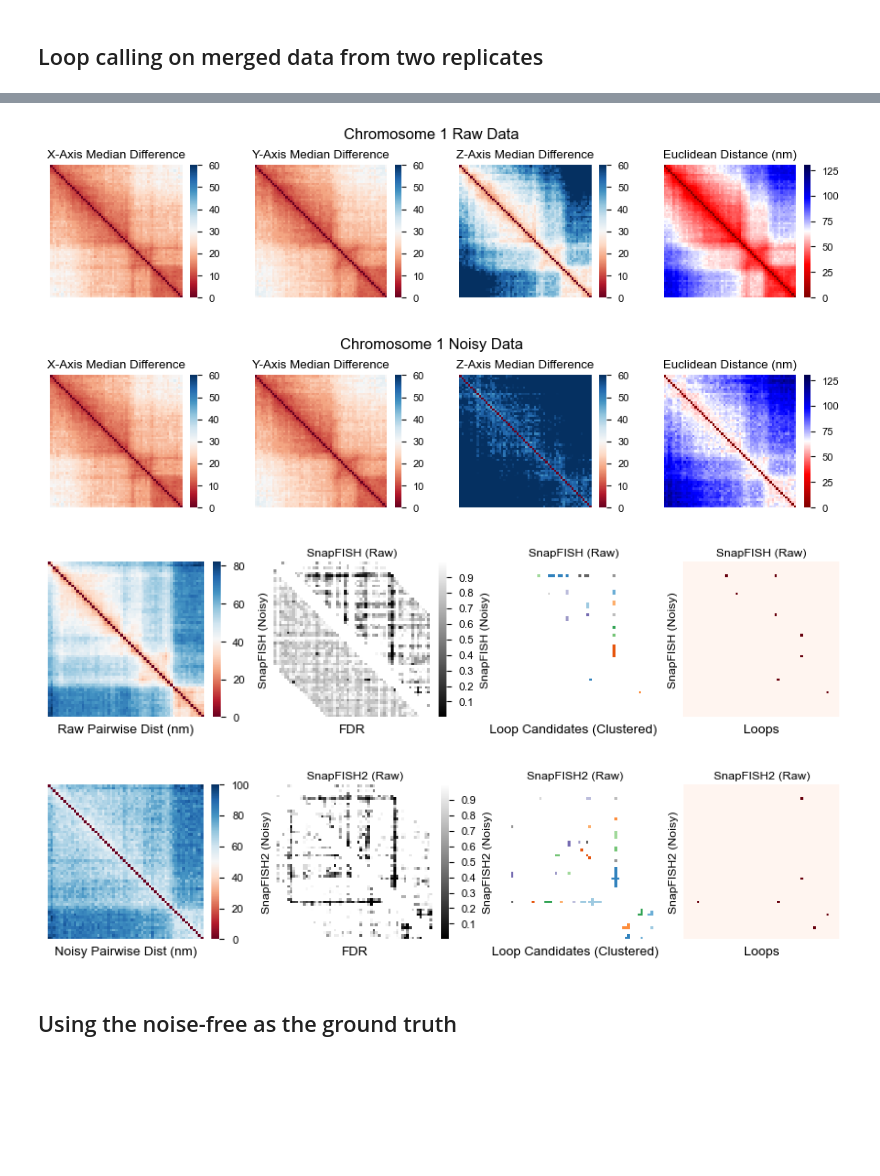
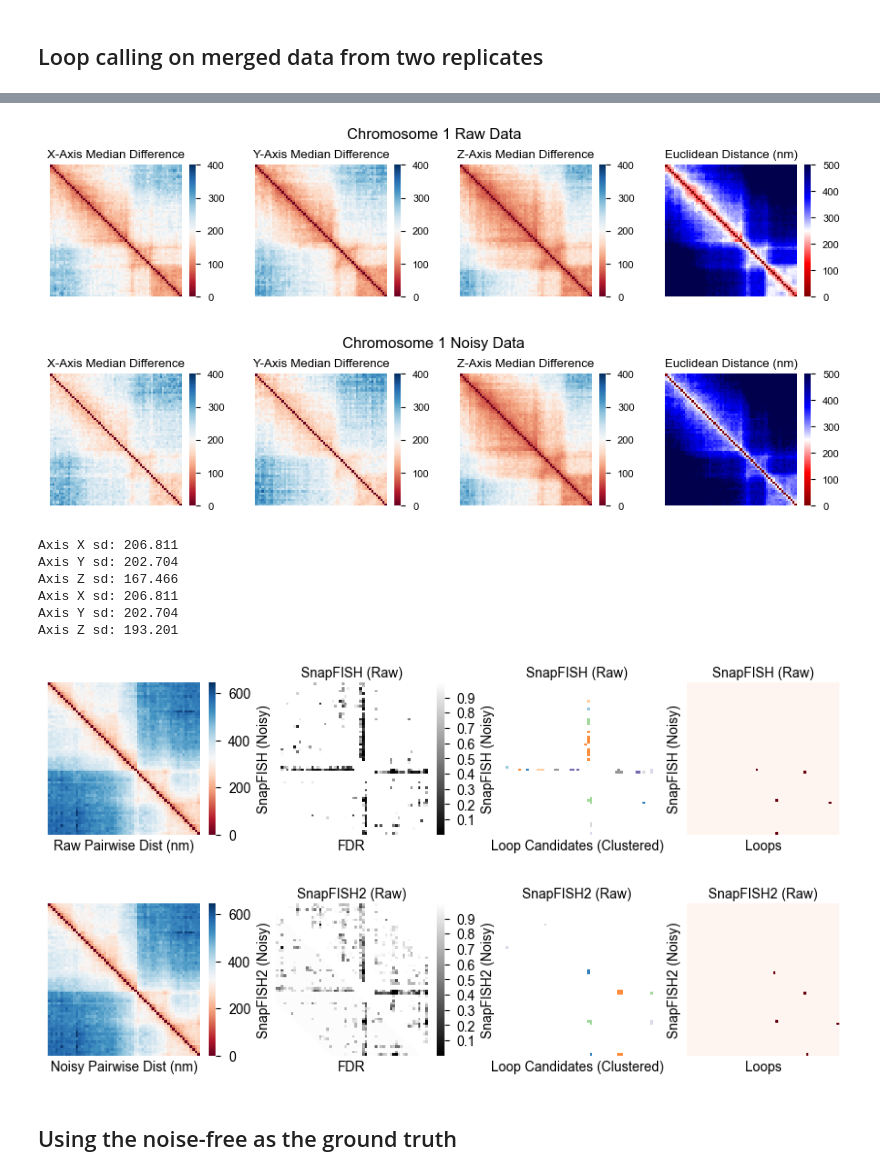
Before and after one commit to hyuyu104/ArcFISH, a Jupyter notebook: figures/1loop_benchmark.ipynb, the cells around one changed output, grey strips where cells are left out. Saved outputs shown, nothing was run; the diff lists cells and outputs as text; code cells hidden in the pictures; blank space fills up the shorter version.

Commit message:
Plots for 0609 slides.

```diff
--- a/figures/1loop_benchmark.ipynb
+++ b/figures/1loop_benchmark.ipynb
@@ -26,4 +71,4 @@ dtree = DataTree("../data")
 loader = sf.pp.FOF_CT_Loader({
     "rep1": dtree["takei_nature_2021", "25Kb", "rep1"],
     "rep2": dtree["takei_nature_2021", "25Kb", "rep2"]
-}, voxel_ratio={"X": 103, "Y": 103, "Z": 250})
+}, voxel_ratio={"X": 1000, "Y": 1000, "Z": 1000})
@@ -66,8 +170,8 @@ noised_path = {
     "rep2": os.path.join(out_dire, "takei_nature_25kb_rep2.csv")
 }
 from utils.data import add_noise
-noise = {"X": 0, "Y": 0, "Z": 50}
-ratio = {"X": 103, "Y": 103, "Z": 250}
+noise = {"X": 100, "Y": 100, "Z": 0}
+ratio = {"X": 1000, "Y": 1000, "Z": 1000}
 np.random.seed(0)
 add_noise(loader.path, ratio, noised_path, noise)
 noised_loader = sf.pp.FOF_CT_Loader(noised_path, voxel_ratio=ratio)
@@ -85,23 +189,37 @@ res_sf2_noised = pd.read_csv(res_sf2_noised_path, sep="\t")
 # %%
 from utils.maps import dist_diff_heatmaps
 chr_id = "chr1"
 adata_raw = loader.create_adata(chr_id)
 fig, axes = plt.subplots(1, 4, figsize=(9, 2))
-dist_diff_heatmaps(axes, adata_raw, 60, 130)
+dist_diff_heatmaps(axes, adata_raw, 400, 500)
 fig.suptitle(f"Chromosome {chr_id[3:]} Raw Data")
 fig.savefig(os.path.join(out_dire, "s4a_median_hm_raw.pdf"), bbox_inches="tight")
 
 adata_noised = noised_loader.create_adata(chr_id)
 fig, axes = plt.subplots(1, 4, figsize=(9, 2))
-dist_diff_heatmaps(axes, adata_noised, 60, 130)
+dist_diff_heatmaps(axes, adata_noised, 400, 500)
 fig.suptitle(f"Chromosome {chr_id[3:]} Noisy Data")
 fig.savefig(os.path.join(out_dire, "s4b_median_hm_noi.pdf"), bbox_inches="tight")
 # %% [output]
-[figure, old version]
+[figure, new version]
-[figure, old version]
+[figure, new version]
 # %%
-adata, adatan = loader.create_adata("chr6"), noised_loader.create_adata("chr6")
+np.random.seed(0)
+adata = loader.create_adata("chr2")
+err = {"X": 0, "Y": 0, "Z": 100}
+adatan = adata.copy()
+for c in "XYZ":
+    e = stats.norm.rvs(size=adatan.shape, scale=err[c])
+    adatan.layers[c] -= np.nanmean(adatan.layers[c], axis=1)[:,None]
+    adatan.layers[c] += e
 loop = sf.tl.LoopCaller(pval_cutoff=1, gap=50e3, ltclass=sf.tl.TwoSampleT)
 res1, res11 = loop.call_loops(adata), loop.call_loops(adatan)
 loop = sf.tl.LoopCaller(gap=50e3)
 res2, res21 = loop.call_loops(adata), loop.call_loops(adatan)
+# %% [output]
+Axis X sd: 206.811
+Axis Y sd: 202.704
+Axis Z sd: 167.466
+Axis X sd: 206.811
+Axis Y sd: 202.704
+Axis Z sd: 193.201
@@ -108,6 +228,7 @@ res2, res21 = loop.call_loops(adata), loop.call_loops(adatan)
 # %%
 fig, axes = plt.subplots(1, 4, figsize=(8.5, 2))
-sf.pl.pairwise_heatmap(sf.pp.median_pdist(adata, False), ax=axes[0])
+sf.pl.pairwise_heatmap(sf.pp.median_pdist(adata, False),
+                       sf.pp.median_pdist(adatan, False), ax=axes[0])
 axes[0].set_title("Raw Pairwise Dist (nm)", y=-0.15)
 sf.pl.pairwise_heatmap(res1["fdr"], res11["fdr"], x="SnapFISH (Raw)",
                        y="SnapFISH (Noisy)", ax=axes[1], cmap="gray",
@@ -121,10 +242,11 @@ sf.pl.pairwise_heatmap(res1["summit"], res11["summit"], x="SnapFISH (Raw)",
 axes[3].set_title("Loops", y=-0.15)
 fig.savefig(os.path.join(out_dire, "loop_calling_raw.pdf"), bbox_inches="tight")
 # %% [output]
-[figure, old version]
+[figure, new version]
 # %%
 fig, axes = plt.subplots(1, 4, figsize=(8.5, 2))
-sf.pl.pairwise_heatmap(sf.pp.median_pdist(adatan, False), ax=axes[0], vmax=100)
+sf.pl.pairwise_heatmap(sf.pp.median_pdist(adata, False),
+                       sf.pp.median_pdist(adatan, False), ax=axes[0])
 axes[0].set_title("Noisy Pairwise Dist (nm)", y=-0.15)
 sf.pl.pairwise_heatmap(res2["fdr"], res21["fdr"], x="SnapFISH2 (Raw)",
                        y="SnapFISH2 (Noisy)", ax=axes[1], cmap="gray",
@@ -140,7 +262,7 @@ sf.pl.pairwise_heatmap(loops1, loops2, x="SnapFISH2 (Raw)",
 axes[3].set_title("Loops", y=-0.15)
 fig.savefig(os.path.join(out_dire, "loop_calling_noi.pdf"), bbox_inches="tight")
 # %% [output]
-[figure, old version]
+[figure, new version]
 # %% [markdown]
 ## Using the noise-free as the ground truth
 # %%
```
Also changed, not shown: parts of 37 cells of this notebook, 3 other files.
